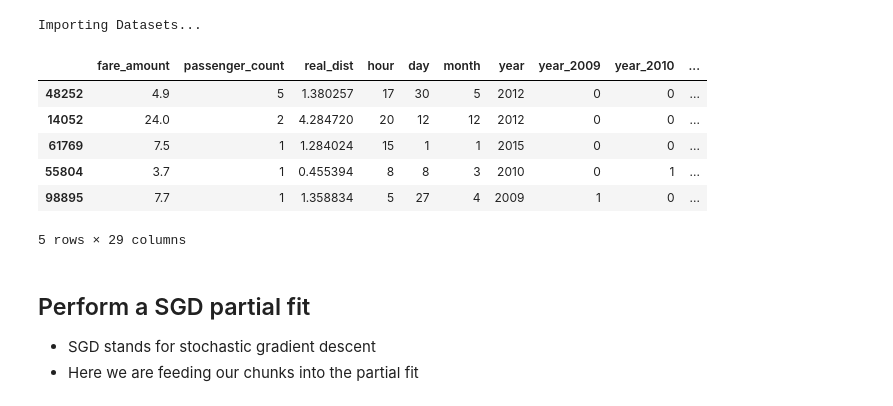
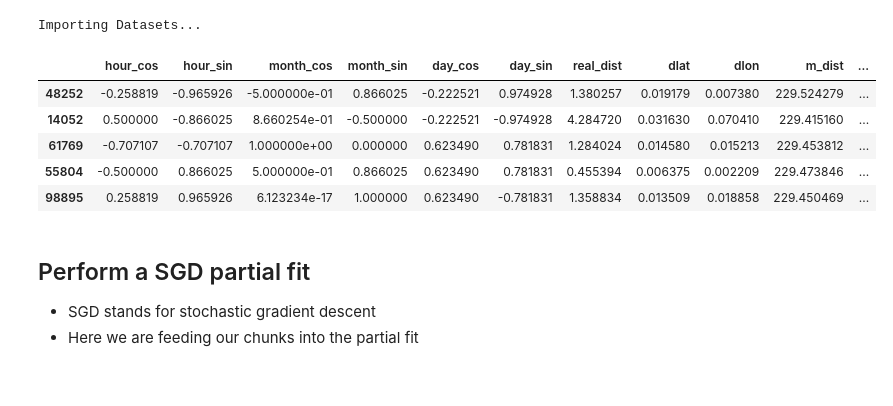
Before and after one commit to austinv211/PredictingTaxiFares, a Jupyter notebook: farePrediction.ipynb, the cells around one changed output. Saved outputs shown, nothing was run; the diff lists cells and outputs as text; code cells hidden in the pictures.

```diff
--- a/farePrediction.ipynb
+++ b/farePrediction.ipynb
@@ -128,7 +131,7 @@ def not_at_airport(dataframe):
 
 
 def has_passengers(dataframe):
-    return (dataframe['passenger_count'] != 0)
+    return (dataframe['passenger_count'] != 0) & (dataframe['passenger_count'] <= 6)
 
 def reasonable_fare(dataframe):
     return (dataframe['fare_amount'].between(left=0, right=100))
@@ -309,12 +314,11 @@ FEATURES = [
 # %% [output]
 Importing Datasets...
 # %%
-TEST.head()
+TEST[FEATURES].head()
 # %% [output]
-|  | fare_amount | passenger_count | real_dist | hour | day | month | year | year_2009 | year_2010 | ... |
-| 48252 | 4.9 | 5 | 1.380257 | 17 | 30 | 5 | 2012 | 0 | 0 | ... |
-| 14052 | 24.0 | 2 | 4.284720 | 20 | 12 | 12 | 2012 | 0 | 0 | ... |
-| 61769 | 7.5 | 1 | 1.284024 | 15 | 1 | 1 | 2015 | 0 | 0 | ... |
-| 55804 | 3.7 | 1 | 0.455394 | 8 | 8 | 3 | 2010 | 0 | 1 | ... |
-| 98895 | 7.7 | 1 | 1.358834 | 5 | 27 | 4 | 2009 | 1 | 0 | ... |
+|  | hour_cos | hour_sin | month_cos | month_sin | day_cos | day_sin | real_dist | dlat | dlon | m_dist | ... |
+| 48252 | -0.258819 | -0.965926 | -5.000000e-01 | 0.866025 | -0.222521 | 0.974928 | 1.380257 | 0.019179 | 0.007380 | 229.524279 | ... |
+| 14052 | 0.500000 | -0.866025 | 8.660254e-01 | -0.500000 | -0.222521 | -0.974928 | 4.284720 | 0.031630 | 0.070410 | 229.415160 | ... |
+| 61769 | -0.707107 | -0.707107 | 1.000000e+00 | 0.000000 | 0.623490 | 0.781831 | 1.284024 | 0.014580 | 0.015213 | 229.453812 | ... |
+| 55804 | -0.500000 | 0.866025 | 5.000000e-01 | 0.866025 | 0.623490 | 0.781831 | 0.455394 | 0.006375 | 0.002209 | 229.473846 | ... |
+| 98895 | 0.258819 | 0.965926 | 6.123234e-17 | 1.000000 | 0.623490 | -0.781831 | 1.358834 | 0.013509 | 0.018858 | 229.450469 | ... |
-5 rows × 29 columns
```
Also changed, not shown: parts of 11 cells of this notebook.
